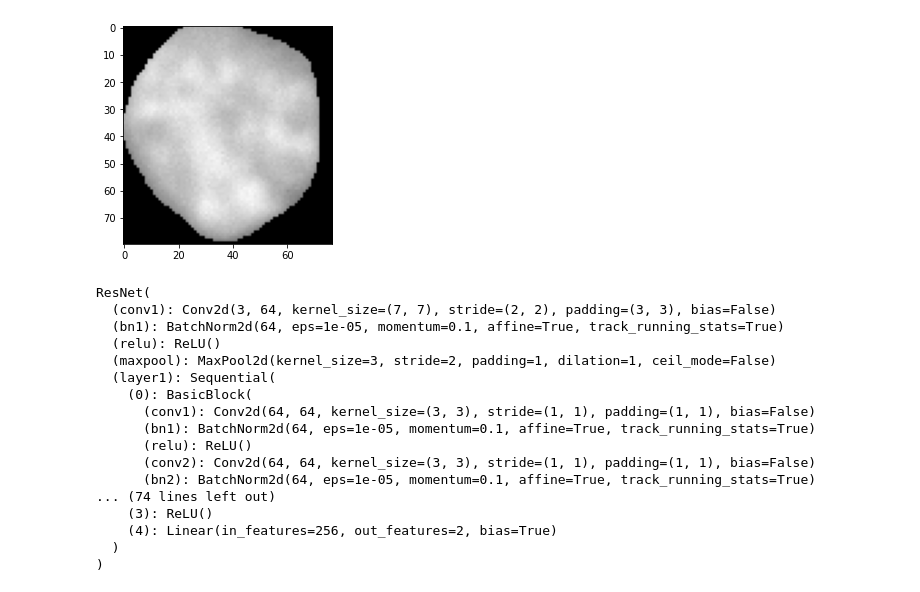
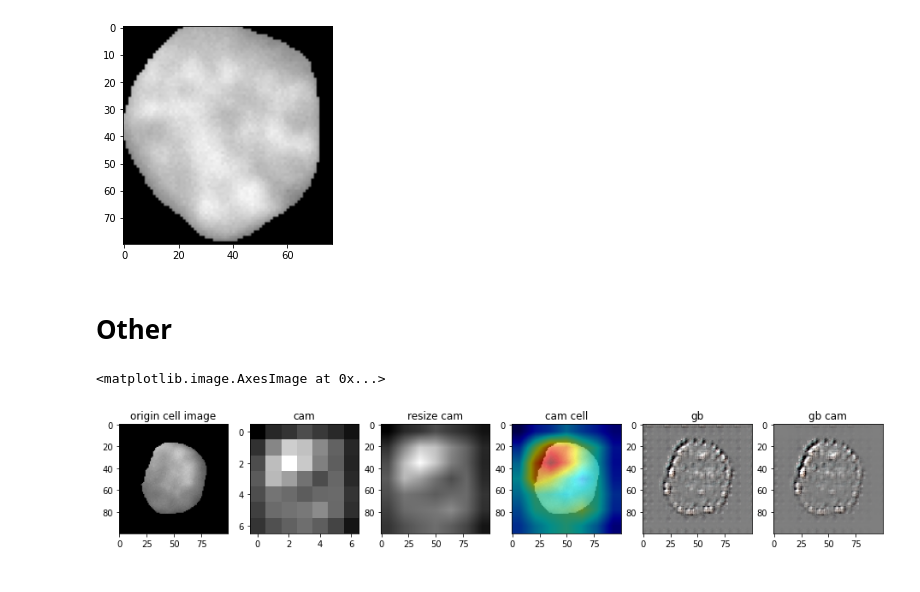
Before and after one commit to DDDog-WANG/NDAcquisition, a Jupyter notebook: Classification/GradCAM.ipynb, the cells around one changed output. Saved outputs shown, nothing was run; the diff lists cells and outputs as text; code cells hidden in the pictures.

```diff
--- a/Classification/GradCAM.ipynb
+++ b/Classification/GradCAM.ipynb
@@ -291,23 +299,5 @@ plt.imshow(img)
 249
 <matplotlib.image.AxesImage at 0x...>
 [figure]
-# %%
-model
-# %% [output]
-ResNet(
-  (conv1): Conv2d(3, 64, kernel_size=(7, 7), stride=(2, 2), padding=(3, 3), bias=False)
-  (bn1): BatchNorm2d(64, eps=1e-05, momentum=0.1, affine=True, track_running_stats=True)
-  (relu): ReLU()
-  (maxpool): MaxPool2d(kernel_size=3, stride=2, padding=1, dilation=1, ceil_mode=False)
-  (layer1): Sequential(
-    (0): BasicBlock(
-      (conv1): Conv2d(64, 64, kernel_size=(3, 3), stride=(1, 1), padding=(1, 1), bias=False)
-      (bn1): BatchNorm2d(64, eps=1e-05, momentum=0.1, affine=True, track_running_stats=True)
-      (relu): ReLU()
-      (conv2): Conv2d(64, 64, kernel_size=(3, 3), stride=(1, 1), padding=(1, 1), bias=False)
-      (bn2): BatchNorm2d(64, eps=1e-05, momentum=0.1, affine=True, track_running_stats=True)
-... (74 lines left out)
-    (3): ReLU()
-    (4): Linear(in_features=256, out_features=2, bias=True)
-  )
-)
+# %% [markdown]
+# Other
@@ -313,0 +533,30 @@ ResNet(
+# %%
+img = Data_01Nami[1]*3
+t,b,r,l,imgpad,imgSize = pad(img,100,100)
+img = imgpad
+
+model = torch.load("SelfResnet18_400.pkl")
+img_gradcam = get_gradcam_image(model, img)
+
+plt.figure(figsize=(16,12))
+plt.subplot(1, 6, 1)
+plt.title("origin cell image")
+plt.imshow(cv2.cvtColor(img, cv2.COLOR_BGR2RGB))
+plt.subplot(1, 6, 2)
+plt.title("cam")
+plt.imshow(cv2.cvtColor(img_gradcam[0], cv2.COLOR_BGR2RGB))
+plt.subplot(1, 6, 3)
+plt.title("resize cam")
+plt.imshow(cv2.cvtColor(img_gradcam[1], cv2.COLOR_BGR2RGB))
+plt.subplot(1, 6, 4)
+plt.title("cam cell")
+plt.imshow(cv2.cvtColor(img_gradcam[2], cv2.COLOR_BGR2RGB))
+plt.subplot(1, 6, 5)
+plt.title("gb")
+plt.imshow(cv2.cvtColor(img_gradcam[3], cv2.COLOR_BGR2RGB))
+plt.subplot(1, 6, 6)
+plt.title("gb cam")
+plt.imshow(cv2.cvtColor(img_gradcam[4], cv2.COLOR_BGR2RGB))
+# %% [output]
+<matplotlib.image.AxesImage at 0x...>
+[figure, added]
```
Also changed, not shown: parts of 15 cells of this notebook, 1 other file.
